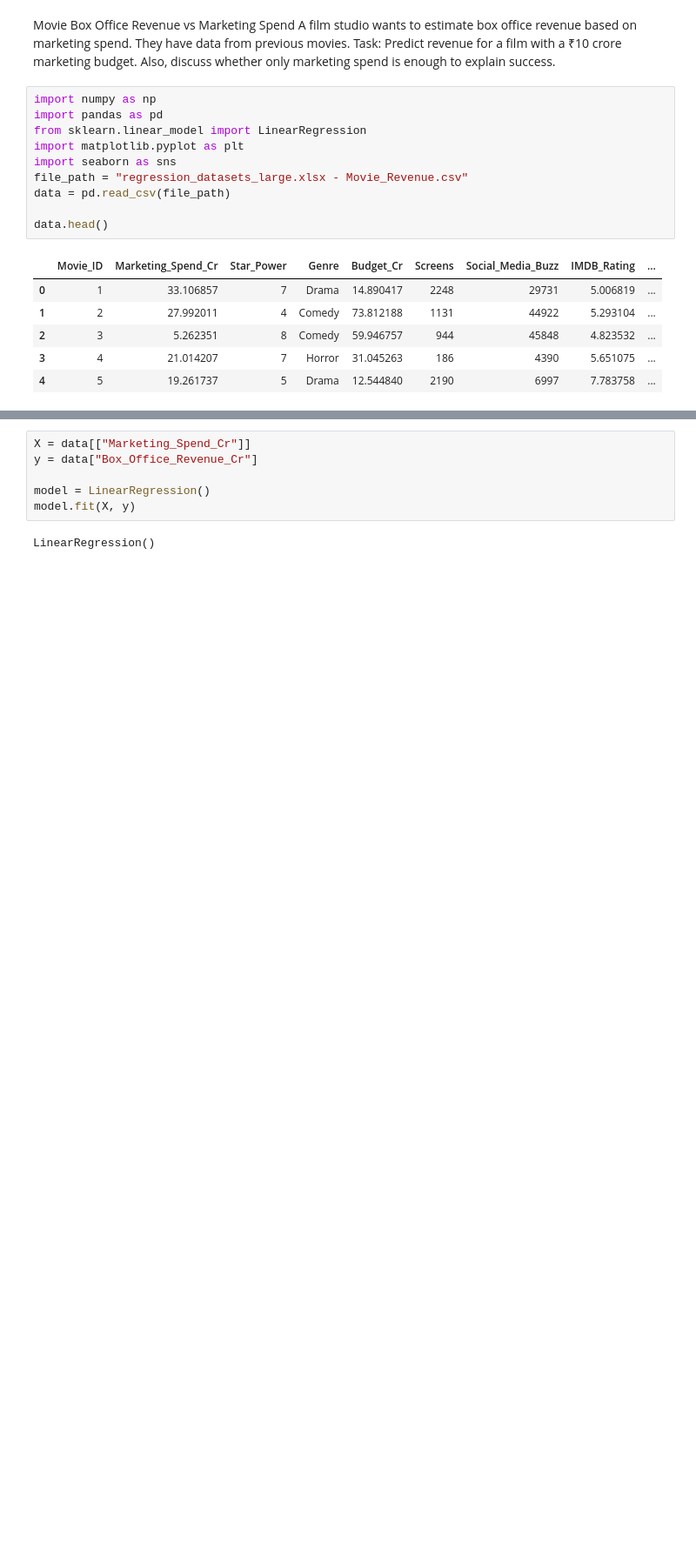
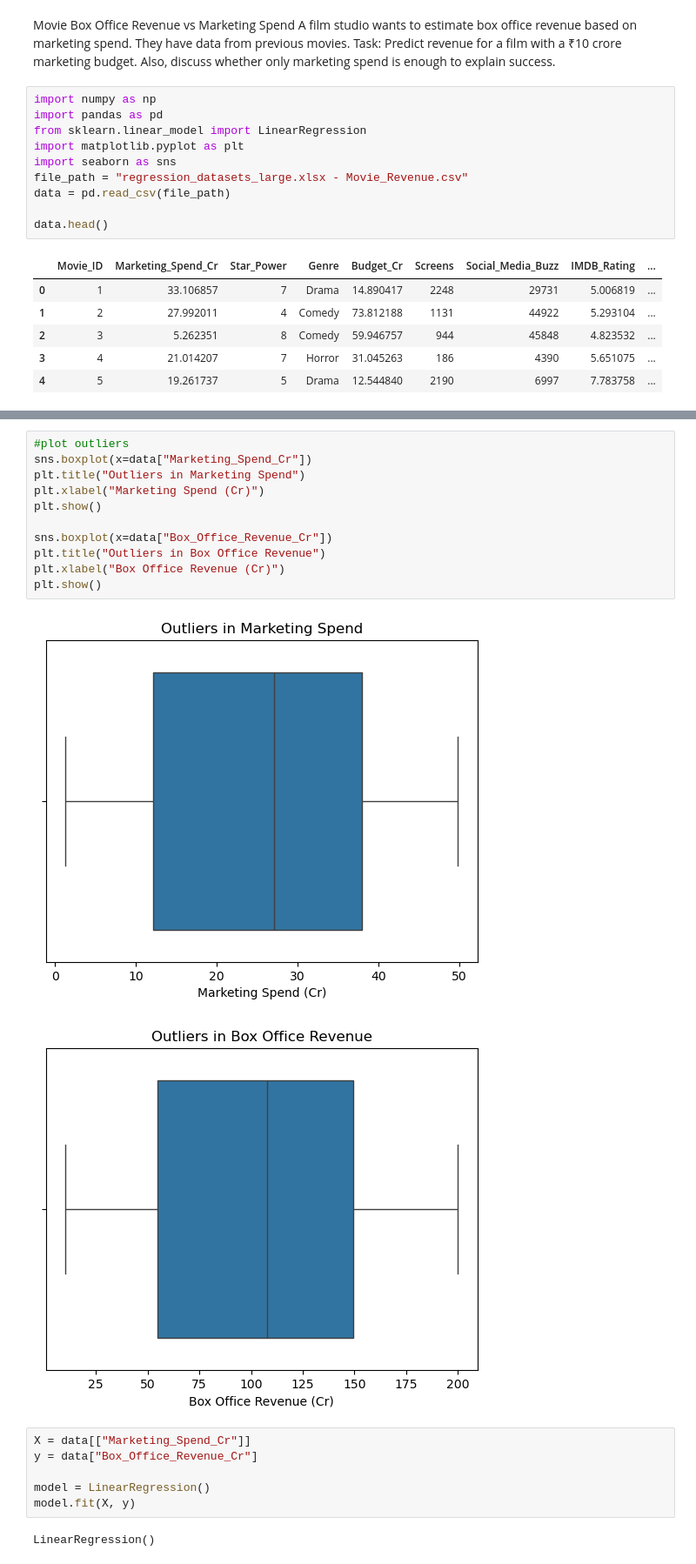
Before and after one commit to Gokul-bit165/movie-box-office-revenue-predict, a Jupyter notebook: boxoffice_rev.ipynb, the cells around one changed output, grey strips where cells are left out. Shown at 87% size. Cells and saved outputs as stored; diff of their text form; blank space fills up the shorter version.

```diff
--- a/boxoffice_rev.ipynb
+++ b/boxoffice_rev.ipynb
@@ -22,3 +39,17 @@ data.head()
+# %%
+#plot outliers
+sns.boxplot(x=data["Marketing_Spend_Cr"])
+plt.title("Outliers in Marketing Spend")
+plt.xlabel("Marketing Spend (Cr)")
+plt.show()
+
+sns.boxplot(x=data["Box_Office_Revenue_Cr"])
+plt.title("Outliers in Box Office Revenue")
+plt.xlabel("Box Office Revenue (Cr)")
+plt.show()
+# %% [output]
+[figure, added]
+[figure, added]
 # %%
 X = data[["Marketing_Spend_Cr"]]
 y = data["Box_Office_Revenue_Cr"]
```
Also changed, not shown: parts of 1 cell of this notebook.
